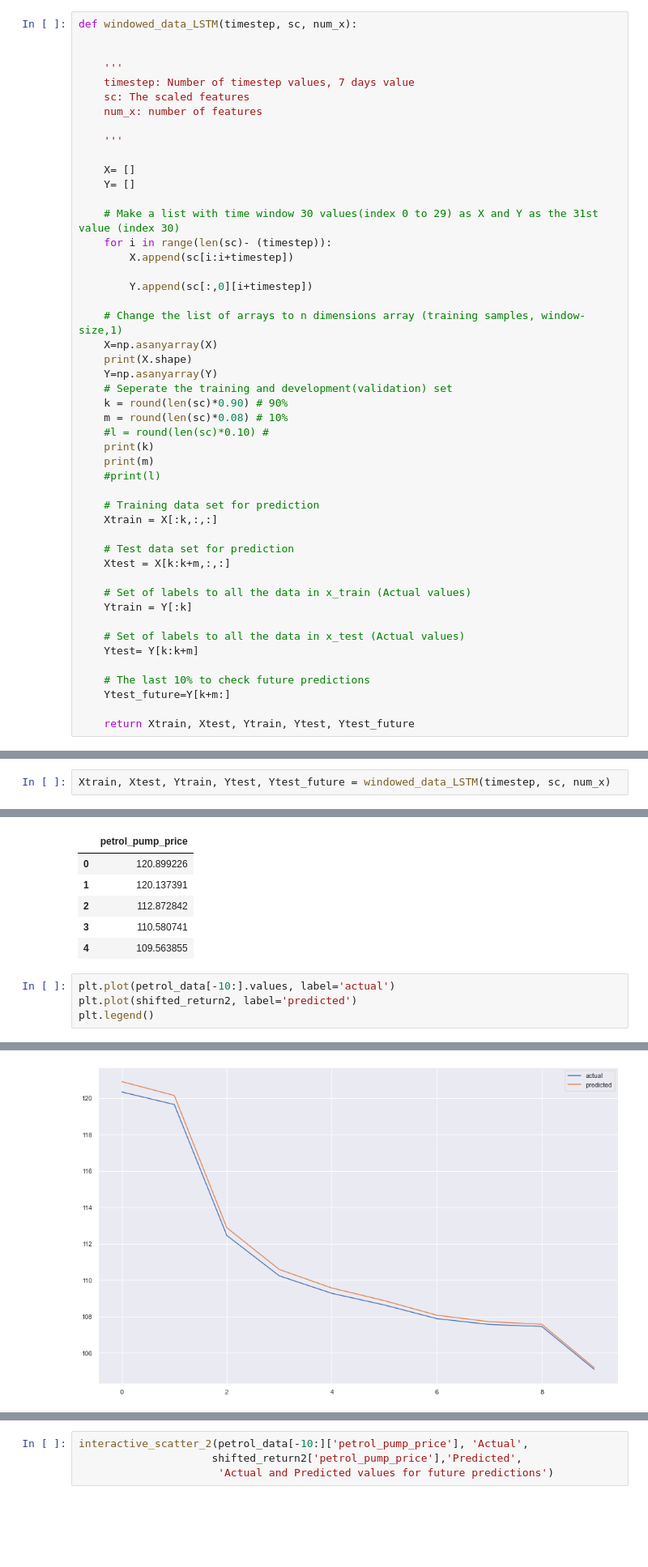
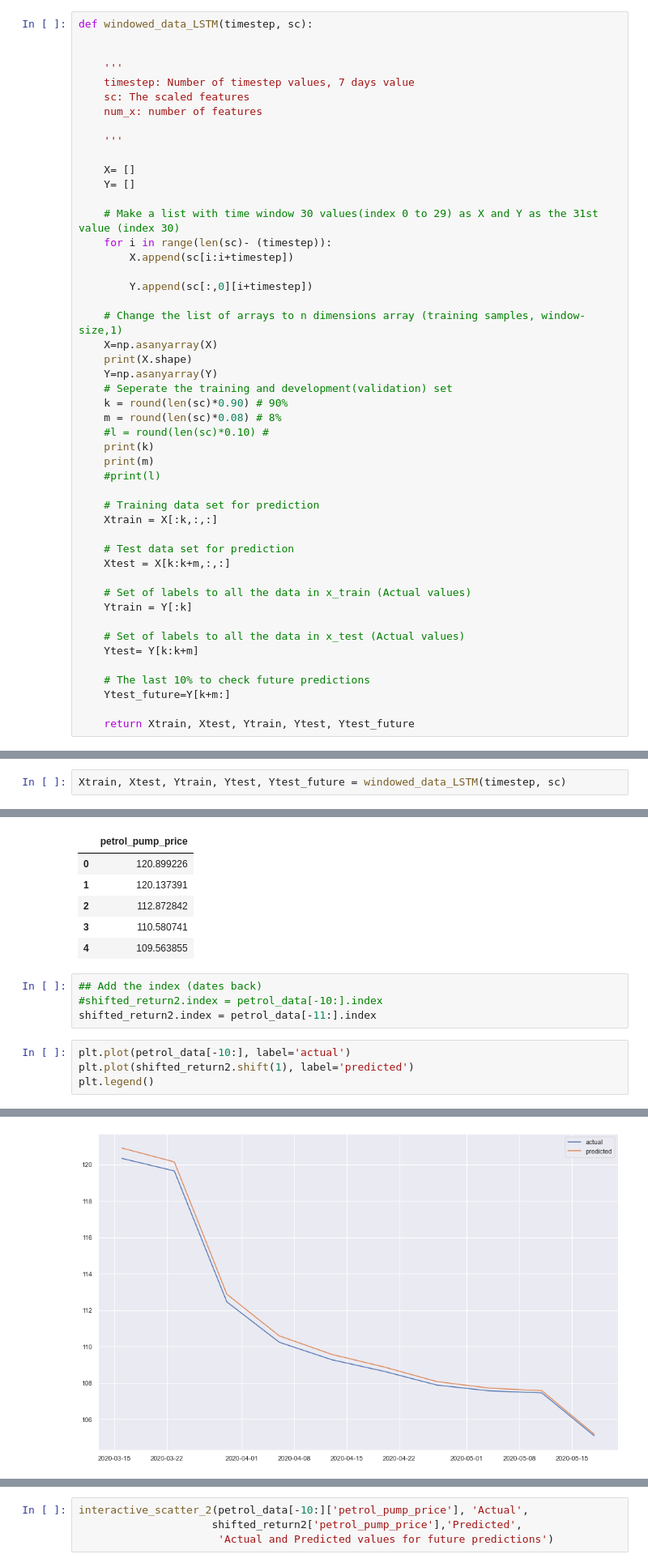
Before and after one commit to NyanoNyan/Portfolio, a Jupyter notebook: 1) EDA and Forecasting/Clean_LSTM_Forecasting_weekly_road_fuel.ipynb, the cells around one changed output, grey strips where cells are left out. Shown at 81% size. Saved outputs shown, nothing was run; the diff lists cells and outputs as text; blank space fills up the shorter version.

Commit message:
LSTM forecasting with trend removal

```diff
--- a/1) EDA and Forecasting/Clean_LSTM_Forecasting_weekly_road_fuel.ipynb
+++ b/1) EDA and Forecasting/Clean_LSTM_Forecasting_weekly_road_fuel.ipynb
@@ -127,7 +144,7 @@ print(sc.shape)
 # %% [markdown]
 ### Time windowed data set
 # %%
-def windowed_data_LSTM(timestep, sc, num_x):
+def windowed_data_LSTM(timestep, sc):
 
 
     '''
@@ -152,7 +169,7 @@ def windowed_data_LSTM(timestep, sc, num_x):
     Y=np.asanyarray(Y)
     # Seperate the training and development(validation) set
     k = round(len(sc)*0.90) # 90%
-    m = round(len(sc)*0.08) # 10%
+    m = round(len(sc)*0.08) # 8%
     #l = round(len(sc)*0.10) #
     print(k)
     print(m)
@@ -180,5 +197,5 @@ num_x = 4 # Num of variables
 # %%
-Xtrain, Xtest, Ytrain, Ytest, Ytest_future = windowed_data_LSTM(timestep, sc, num_x)
+Xtrain, Xtest, Ytrain, Ytest, Ytest_future = windowed_data_LSTM(timestep, sc)
 # %% [output]
 (878, 7, 1)
 796
@@ -529,13 +552,17 @@ shifted_return2.head()
 | 2 | 112.872842 |
 | 3 | 110.580741 |
 | 4 | 109.563855 |
+# %%
+## Add the index (dates back)
+#shifted_return2.index = petrol_data[-10:].index
+shifted_return2.index = petrol_data[-11:].index
 # %%
-plt.plot(petrol_data[-10:].values, label='actual')
-plt.plot(shifted_return2, label='predicted')
+plt.plot(petrol_data[-10:], label='actual')
+plt.plot(shifted_return2.shift(1), label='predicted')
 plt.legend()
 # %% [output]
 <matplotlib.legend.Legend at 0x...>
-[figure, old version]
+[figure, new version]
 # %%
 def interactive_scatter_2(actual_df, actual_name, predicted_df, predicted_name,
                          title="", x_axis='no'):
```
Also changed, not shown: parts of 13 cells of this notebook.
